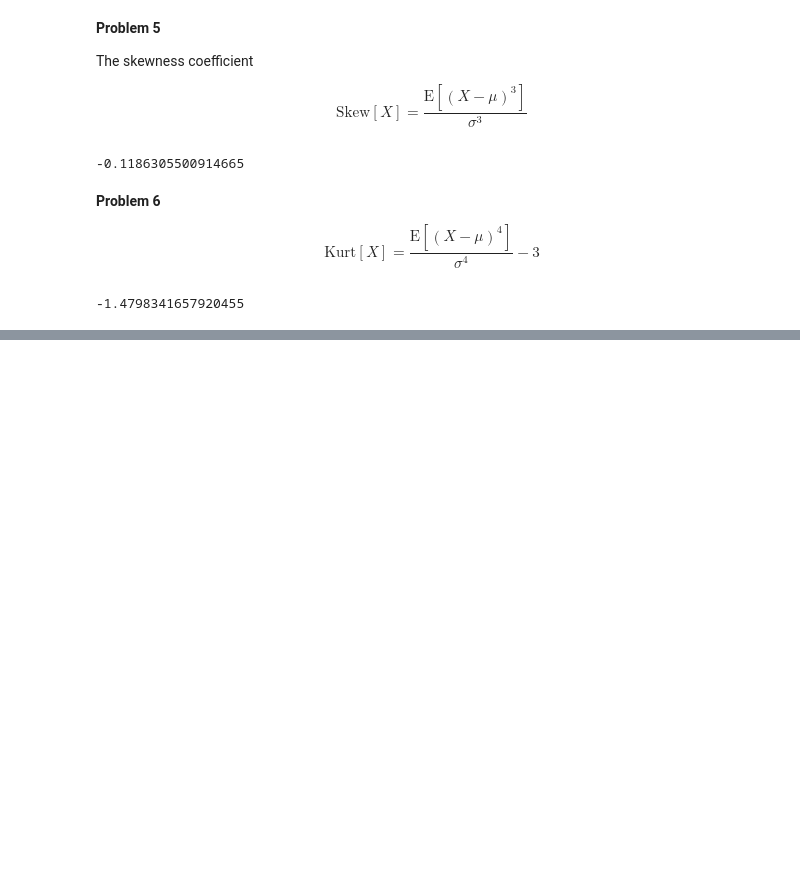
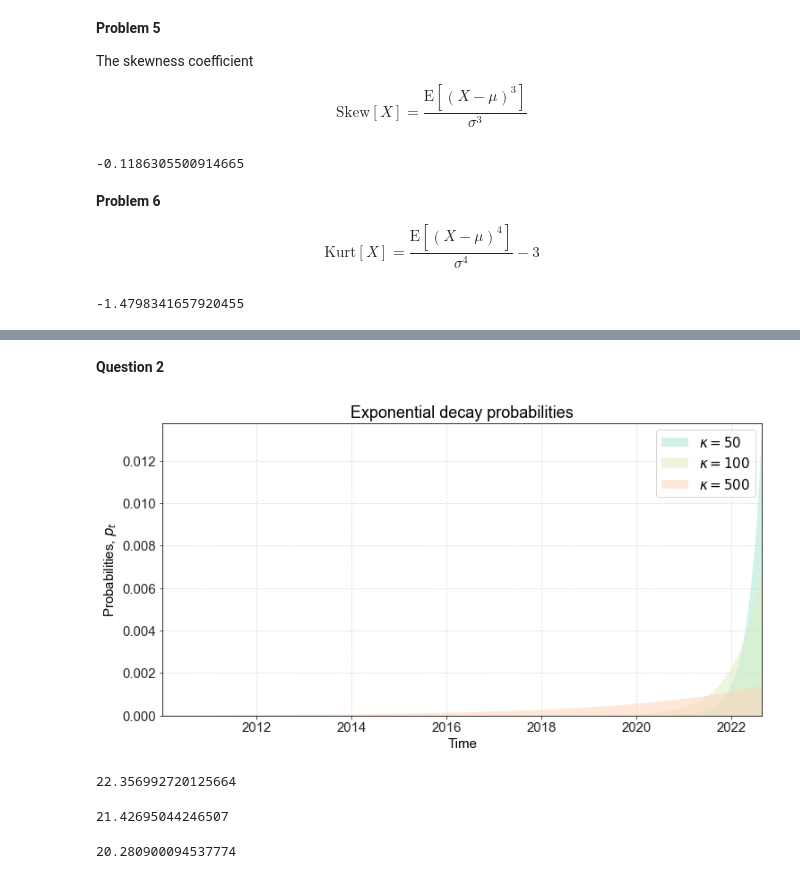
Before and after one commit to staxmetrics/python_for_the_financial_economist, a Jupyter notebook: lectures_and_exercises/2022/week_3/exercises_week_3.ipynb, the cells around one changed output, grey strips where cells are left out. Cells and saved outputs as stored; diff of their text form; code cells hidden in the pictures; blank space fills up the shorter version.

```diff
--- a/lectures_and_exercises/2022/week_3/exercises_week_3.ipynb
+++ b/lectures_and_exercises/2022/week_3/exercises_week_3.ipynb
@@ -727,0 +859,62 @@ In this problem, we will see how to implement exponential decay probabilities.
+# %% [markdown]
+__Question 2__
+# %%
+"""
+Get data
+"""
+
+df_index = DataReader('^GSPC', 'yahoo', start=datetime.date(2010, 1, 1))['Adj Close']
+df_log_returns = np.log(df_index / df_index.shift(1)).dropna()
+# %%
+"""
+Calculate probabilities
+"""
+
+log_returns = df_log_returns.values
+last_time_point = len(log_returns)
+time_points = np.arange(1, last_time_point + 1, 1)
+
+probs_50 = calculate_exponential_decay_probabilities(target_time_point=last_time_point, time_points=time_points, half_life=50)
+probs_100 = calculate_exponential_decay_probabilities(target_time_point=last_time_point, time_points=time_points, half_life=100)
+probs_500 = calculate_exponential_decay_probabilities(target_time_point=last_time_point, time_points=time_points, half_life=500)
+# %%
+"""
+Plot probabilities
+"""
+
+idx_vals = df_log_returns.index
+
+fig, ax = plt.subplots(figsize=(12, 6))
+ax.fill_between(idx_vals, probs_50, alpha=0.5, label="$\\kappa = 50$")
+ax.fill_between(idx_vals, probs_100, alpha=0.5, label="$\\kappa = 100$")
+ax.fill_between(idx_vals, probs_500, alpha=0.5, label="$\\kappa = 500$")
+ax.set_xlabel('Time')
+ax.set_ylabel('Probabilities, $p_t$')
+ax.legend()
+ax.set_title('Exponential decay probabilities');
+# %% [output]
+[figure, added]
+# %%
+"""
+Ann. volatility in %, half-life of 50 days
+"""
+
+calculate_std(log_returns, probs_50) * 100 * np.sqrt(250)
+# %% [output]
+22.356992720125664
+# %%
+"""
+Ann. volatility in %, half-life of 100 days
+"""
+
+calculate_std(log_returns, probs_100) * 100 * np.sqrt(250)
+# %% [output]
+21.42695044246507
+# %%
+"""
+Ann. volatility in %, half-life of 500 days
+"""
+
+calculate_std(log_returns, probs_500) * 100 * np.sqrt(250)
+# %% [output]
+20.280900094537774
```
Also changed, not shown: parts of 10 cells of this notebook, 3 other files.
